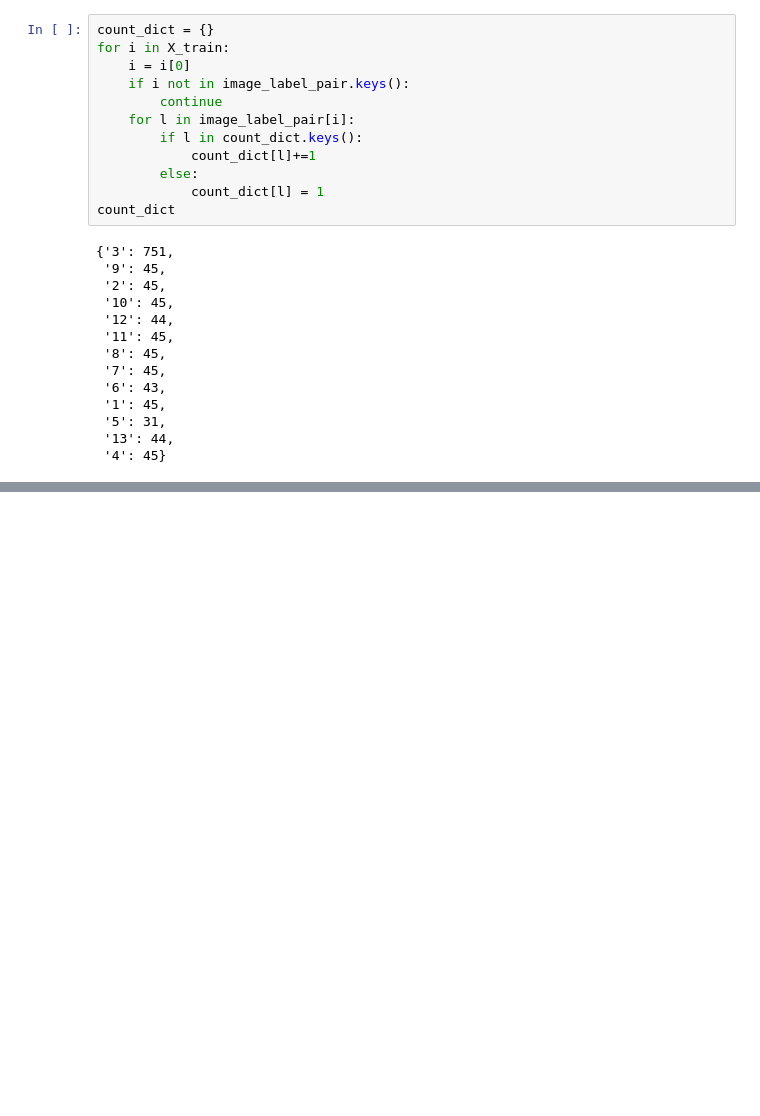
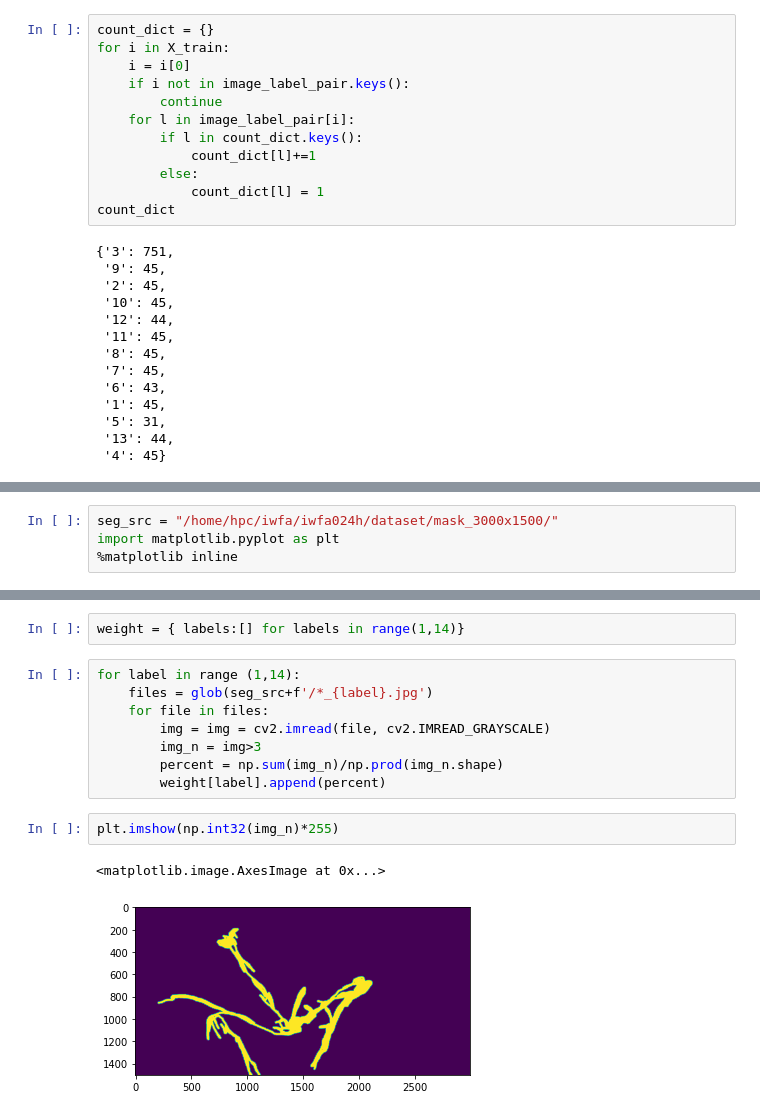
Before and after one commit to vaishnavJa/Multi_Label_optical_Segmentation, a Jupyter notebook: DatasetCreater.ipynb, the cells around one changed output, grey strips where cells are left out. Saved outputs shown, nothing was run; the diff lists cells and outputs as text; blank space fills up the shorter version.

Commit message:
in processs of adding weighted distance transform

```diff
--- a/DatasetCreater.ipynb
+++ b/DatasetCreater.ipynb
@@ -195,0 +165,4 @@ ValueError: operands could not be broadcast together with shapes (2,2,5) (3,) (3
+# %%
+seg_src = "/home/hpc/iwfa/iwfa024h/dataset/mask_3000x1500/"
+import matplotlib.pyplot as plt
+%matplotlib inline
@@ -195,0 +183,15 @@ ValueError: operands could not be broadcast together with shapes (2,2,5) (3,) (3
+# %%
+weight = { labels:[] for labels in range(1,14)}
+# %%
+for label in range (1,14):
+    files = glob(seg_src+f'/*_{label}.jpg')
+    for file in files:
+        img = img = cv2.imread(file, cv2.IMREAD_GRAYSCALE)
+        img_n = img>3
+        percent = np.sum(img_n)/np.prod(img_n.shape)
+        weight[label].append(percent)
+# %%
+plt.imshow(np.int32(img_n)*255)
+# %% [output]
+<matplotlib.image.AxesImage at 0x...>
+[figure, added]
```
Also changed, not shown: parts of 14 cells of this notebook, 12 other files.
